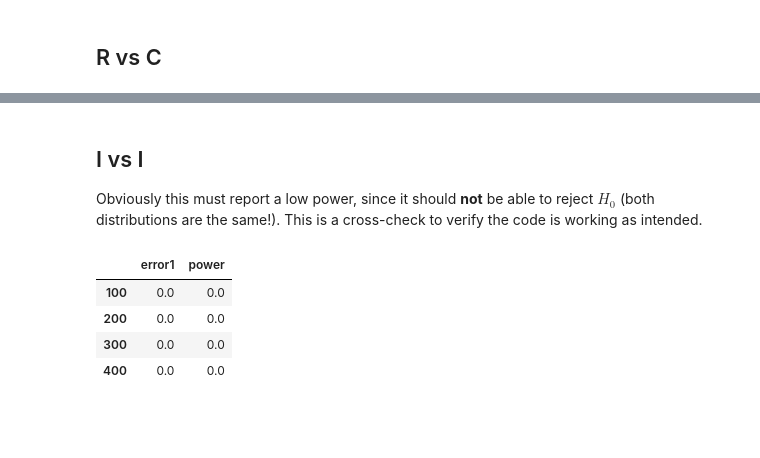
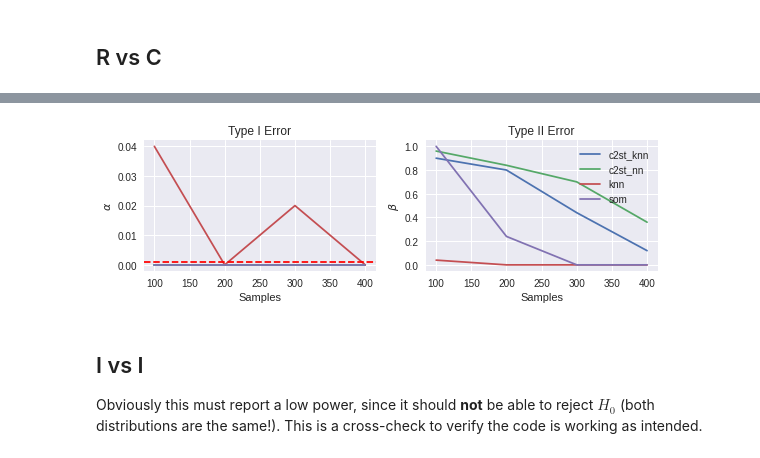
Before and after one commit to ayllon/SOMA, a Jupyter notebook: notebooks/eye_dataset.ipynb, the cells around one changed output, grey strips where cells are left out. Drawn from its saved outputs; the diff is of its cells as text; code cells hidden in the pictures; blank space fills up the shorter version.

```diff
--- a/notebooks/eye_dataset.ipynb
+++ b/notebooks/eye_dataset.ipynb
@@ -105,19 +162,10 @@ results
+# %%
+rc_results_fig = plot_errors(rc_results, alpha=significance)
+rc_results_fig.savefig(os.path.join(plot_dir, 'rc_results.eps'))
+# %% [output]
+[figure, added]
 # %% [markdown]
 ## I vs I
 
 Obviously this must report a low power, since it should **not** be able to reject $H_0$ (both distributions are the same!).
 This is a cross-check to verify the code is working as intended.
-# %%
-results = {'error1': [], 'power': []}
-for sample_size in tqdm(sample_sizes):
-    error1, error2 = compute_errors(generators['I'], generators['I'], som_test, alpha=significance, samples=sample_size, repeat=repeat)
-    results['error1'].append(error1)
-    results['power'].append(1. - error2)
-results = pandas.DataFrame.from_dict(results).set_index(sample_sizes)
-results
-# %% [output]
-|  | error1 | power |
-| 100 | 0.0 | 0.0 |
-| 200 | 0.0 | 0.0 |
-| 300 | 0.0 | 0.0 |
-| 400 | 0.0 | 0.0 |
```
Also changed, not shown: parts of 18 cells of this notebook.
